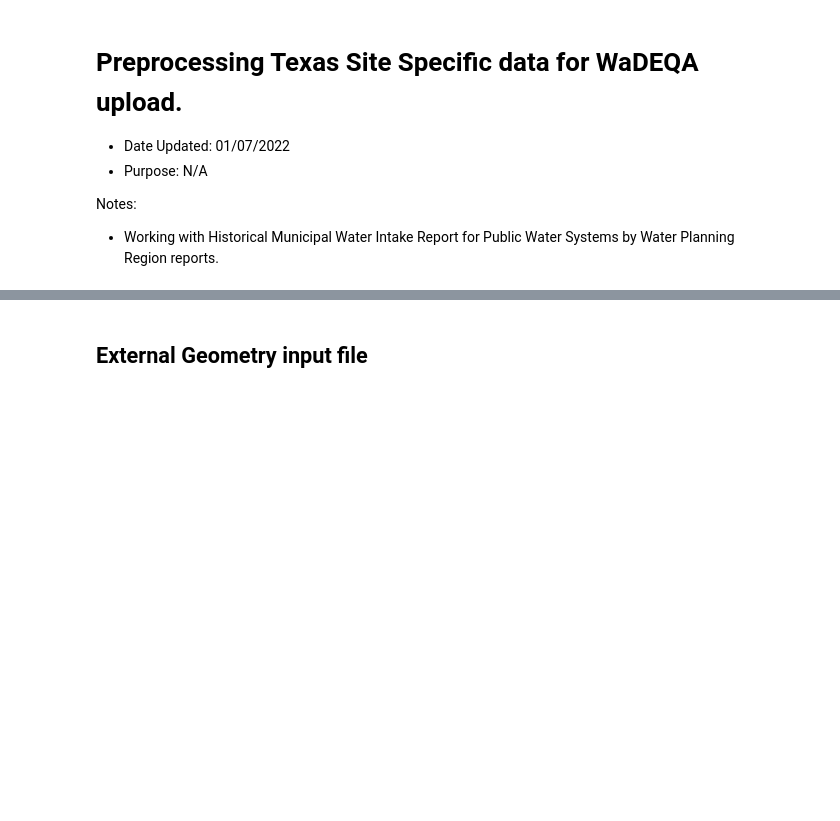
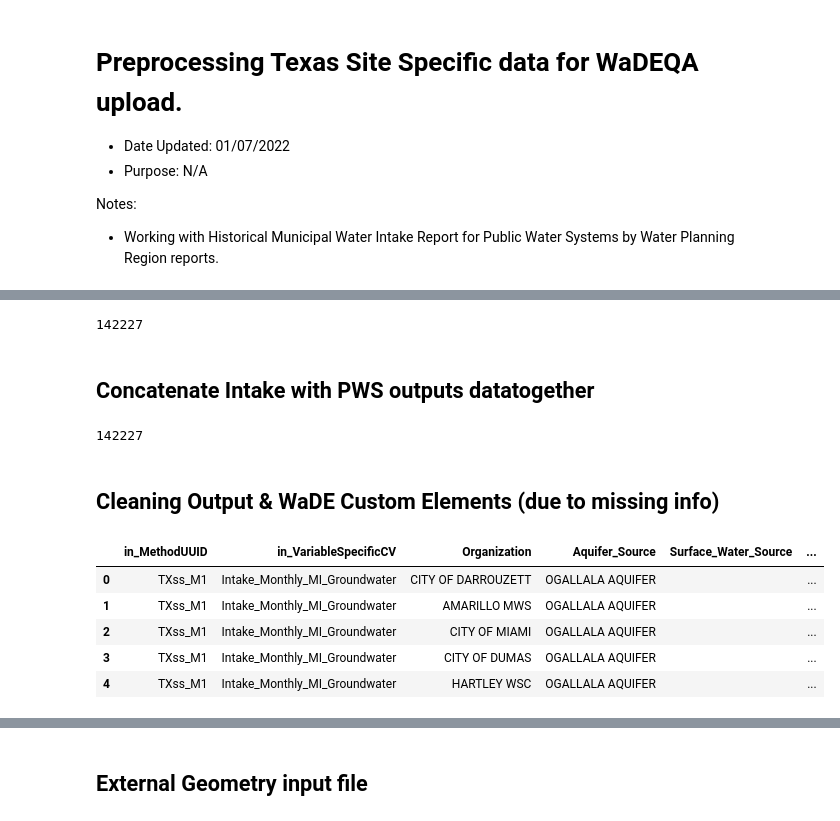
Before and after one commit to WSWCWaterDataExchange/MappingStatesDataToWaDE2.0, a Jupyter notebook: Texas/SiteSpecificAmounts/0_PreProcessTexasSiteSpecificData.ipynb, the cells around one changed output, grey strips where cells are left out. Drawn from its saved outputs; the diff is of its cells as text; code cells hidden in the pictures; blank space fills up the shorter version.

```diff
--- a/Texas/SiteSpecificAmounts/0_PreProcessTexasSiteSpecificData.ipynb
+++ b/Texas/SiteSpecificAmounts/0_PreProcessTexasSiteSpecificData.ipynb
@@ -347,6 +520,6 @@ df_Annual.head(1)
 # %%
-# Concatenate Monthly and Annual Together
+# Concatenate Monthly and Annual Intake Together
 frames = [df_Jan, df_Feb, df_Mar, df_Apr, df_May, df_Jun,
           df_Jul, df_Aug, df_Sep, df_Oct, df_Nov, df_Dec, df_Annual]
-dfout = pd.concat(frames).reset_index(drop=True)
-print(len(dfout))
+dfout_intake = pd.concat(frames).reset_index(drop=True)
+print(len(dfout_intake))
@@ -352,0 +561,22 @@ print(len(dfout))
+# %%
+# Update in_VariableSpecificCV to include water source type.
+
+def changeGroundWater(WSTcv):
+    WSTcv = str(WSTcv).strip()
+    if WSTcv == "Ground Water":
+        outString = 'Groundwater'
+    else:
+        outString = WSTcv
+    return outString
+
+dfout_intake['temp_WaterSourceTypeCV'] = dfout_intake.apply(lambda row: changeGroundWater(row['in_WaterSourceTypeCV']), axis=1)
+
+def updateVariableSpecificCV(VScv, WSTcv):
+    VScv = str(VScv).strip()
+    WSTcv = str(WSTcv).strip()
+    outString = VScv + "_" + WSTcv
+    return outString
+
+dfout_intake['in_VariableSpecificCV'] = dfout_intake.apply(lambda row: updateVariableSpecificCV(row['in_VariableSpecificCV'], row['temp_WaterSourceTypeCV']), axis=1)
+dfout_intake = dfout_intake.drop(['temp_WaterSourceTypeCV'], axis=1)
+dfout_intake['in_VariableSpecificCV'].unique()
@@ -353,10 +932,36 @@ print(len(dfout))
+# %%
+# Concatenate PWS Water Use Together
+frames = [dfpwu_sf, dfpwu_mf, dfpwu_c, dfpwu_i, dfpwu_ins,
+          dfpwu_ag, dfpwu_re, dfpwu_tm, dfpwu_tum]
+dfout_pwu = pd.concat(frames).reset_index(drop=True)
+print(len(dfout_pwu))
+# %% [output]
+142227
+# %% [markdown]
+## Concatenate Intake with PWS outputs datatogether
+# %%
+# Concatenate PWS Water Use Together
+frames = [dfout_intake, dfout_pwu]
+dfout = pd.concat(frames).reset_index(drop=True)
+print(len(dfout_pwu))
+# %% [output]
+142227
+# %% [markdown]
+## Cleaning Output & WaDE Custom Elements (due to missing info)
 # %%
 # Convert History Year to YYYY-MM-DD format.
 
 dfout['in_TimeframeEnd'] = pd.to_datetime(dfout['in_TimeframeEnd'], errors = 'coerce')
 dfout['in_TimeframeEnd'] = pd.to_datetime(dfout["in_TimeframeEnd"].dt.strftime('%m/%d/%Y'))
 
 dfout['in_TimeframeStart'] = pd.to_datetime(dfout['in_TimeframeStart'], errors = 'coerce')
 dfout['in_TimeframeStart'] = pd.to_datetime(dfout["in_TimeframeStart"].dt.strftime('%m/%d/%Y'))
 
-dfout.head(1)
+dfout.head()
+# %% [output]
+|  | in_MethodUUID | in_VariableSpecificCV | Organization | Aquifer_Source | Surface_Water_Source | ... |
+| 0 | TXss_M1 | Intake_Monthly_MI_Groundwater | CITY OF DARROUZETT | OGALLALA AQUIFER |  | ... |
+| 1 | TXss_M1 | Intake_Monthly_MI_Groundwater | AMARILLO MWS | OGALLALA AQUIFER |  | ... |
+| 2 | TXss_M1 | Intake_Monthly_MI_Groundwater | CITY OF MIAMI | OGALLALA AQUIFER |  | ... |
+| 3 | TXss_M1 | Intake_Monthly_MI_Groundwater | CITY OF DUMAS | OGALLALA AQUIFER |  | ... |
+| 4 | TXss_M1 | Intake_Monthly_MI_Groundwater | HARTLEY WSC | OGALLALA AQUIFER |  | ... |
```
Also changed, not shown: parts of 71 cells of this notebook, 32 other files.
